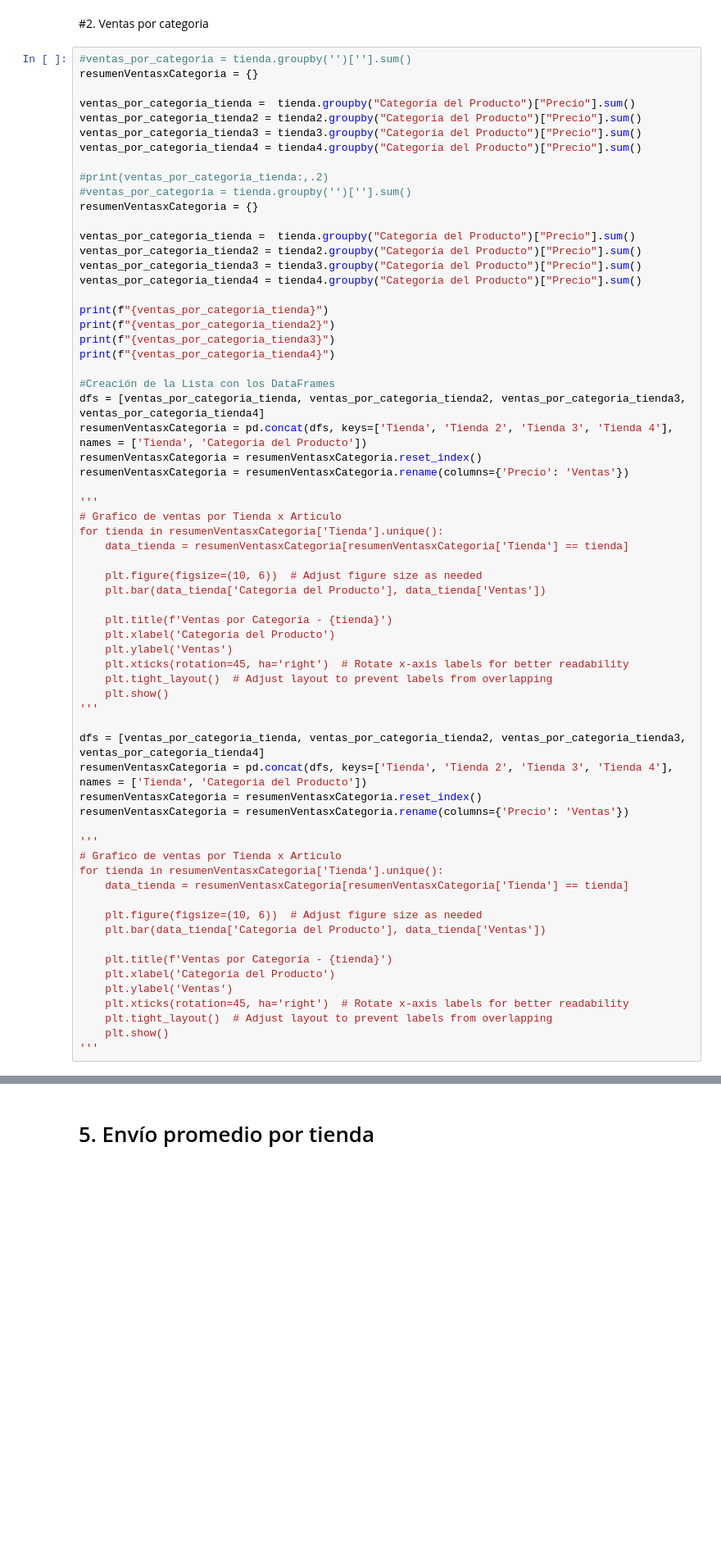
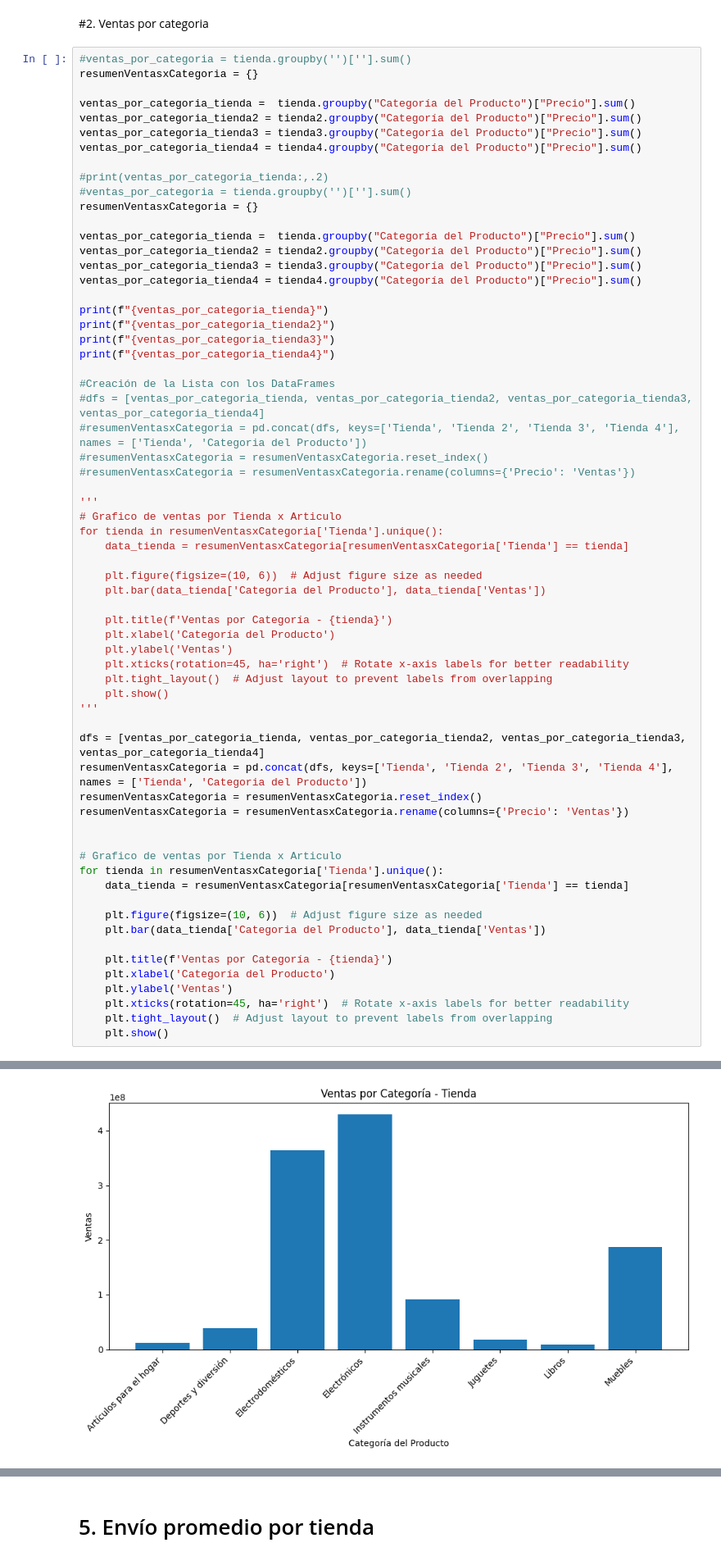
Before and after one commit to lrodriguezdiaz/challangeTiendaAlura, a Jupyter notebook: challangeLuisRodriguezCienciaDeDatos.ipynb, the cells around one changed output, grey strips where cells are left out. Shown: that part at 82% size. Saved outputs shown, nothing was run; the diff lists cells and outputs as text; blank space fills up the shorter version.

```diff
--- a/challangeLuisRodriguezCienciaDeDatos.ipynb
+++ b/challangeLuisRodriguezCienciaDeDatos.ipynb
@@ -149,10 +149,10 @@ print(f"{ventas_por_categoria_tienda3}")
 print(f"{ventas_por_categoria_tienda4}")
 
 #Creación de la Lista con los DataFrames
-dfs = [ventas_por_categoria_tienda, ventas_por_categoria_tienda2, ventas_por_categoria_tienda3, ventas_por_categoria_tienda4]
-resumenVentasxCategoria = pd.concat(dfs, keys=['Tienda', 'Tienda 2', 'Tienda 3', 'Tienda 4'], names = ['Tienda', 'Categoria del Producto'])
-resumenVentasxCategoria = resumenVentasxCategoria.reset_index()
-resumenVentasxCategoria = resumenVentasxCategoria.rename(columns={'Precio': 'Ventas'})
+#dfs = [ventas_por_categoria_tienda, ventas_por_categoria_tienda2, ventas_por_categoria_tienda3, ventas_por_categoria_tienda4]
+#resumenVentasxCategoria = pd.concat(dfs, keys=['Tienda', 'Tienda 2', 'Tienda 3', 'Tienda 4'], names = ['Tienda', 'Categoria del Producto'])
+#resumenVentasxCategoria = resumenVentasxCategoria.reset_index()
+#resumenVentasxCategoria = resumenVentasxCategoria.rename(columns={'Precio': 'Ventas'})
 
 '''
 # Grafico de ventas por Tienda x Articulo
@@ -175,7 +175,7 @@ resumenVentasxCategoria = pd.concat(dfs, keys=['Tienda', 'Tienda 2', 'Tienda 3',
 resumenVentasxCategoria = resumenVentasxCategoria.reset_index()
 resumenVentasxCategoria = resumenVentasxCategoria.rename(columns={'Precio': 'Ventas'})
 
-'''
+
 # Grafico de ventas por Tienda x Articulo
 for tienda in resumenVentasxCategoria['Tienda'].unique():
     data_tienda = resumenVentasxCategoria[resumenVentasxCategoria['Tienda'] == tienda]
@@ -189,7 +189,6 @@ for tienda in resumenVentasxCategoria['Tienda'].unique():
     plt.xticks(rotation=45, ha='right')  # Rotate x-axis labels for better readability
     plt.tight_layout()  # Adjust layout to prevent labels from overlapping
     plt.show()
-'''
 # %% [output]
 Categoría del Producto
 Artículos para el hogar     12698400.0
@@ -211,0 +210 @@ Name: Precio, dtype: float64
+[figure, added]
```
Also changed, not shown: parts of 4 cells of this notebook.
